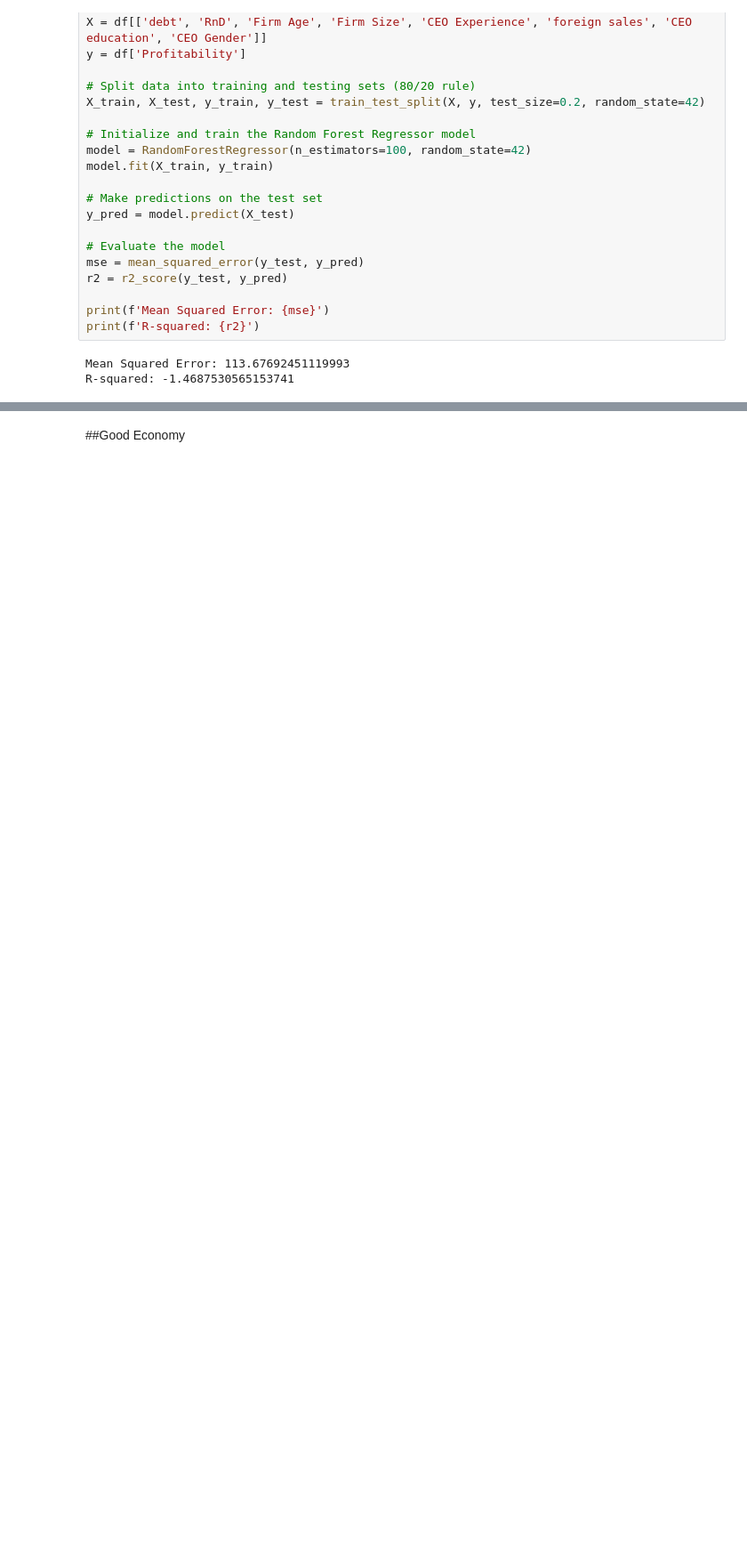
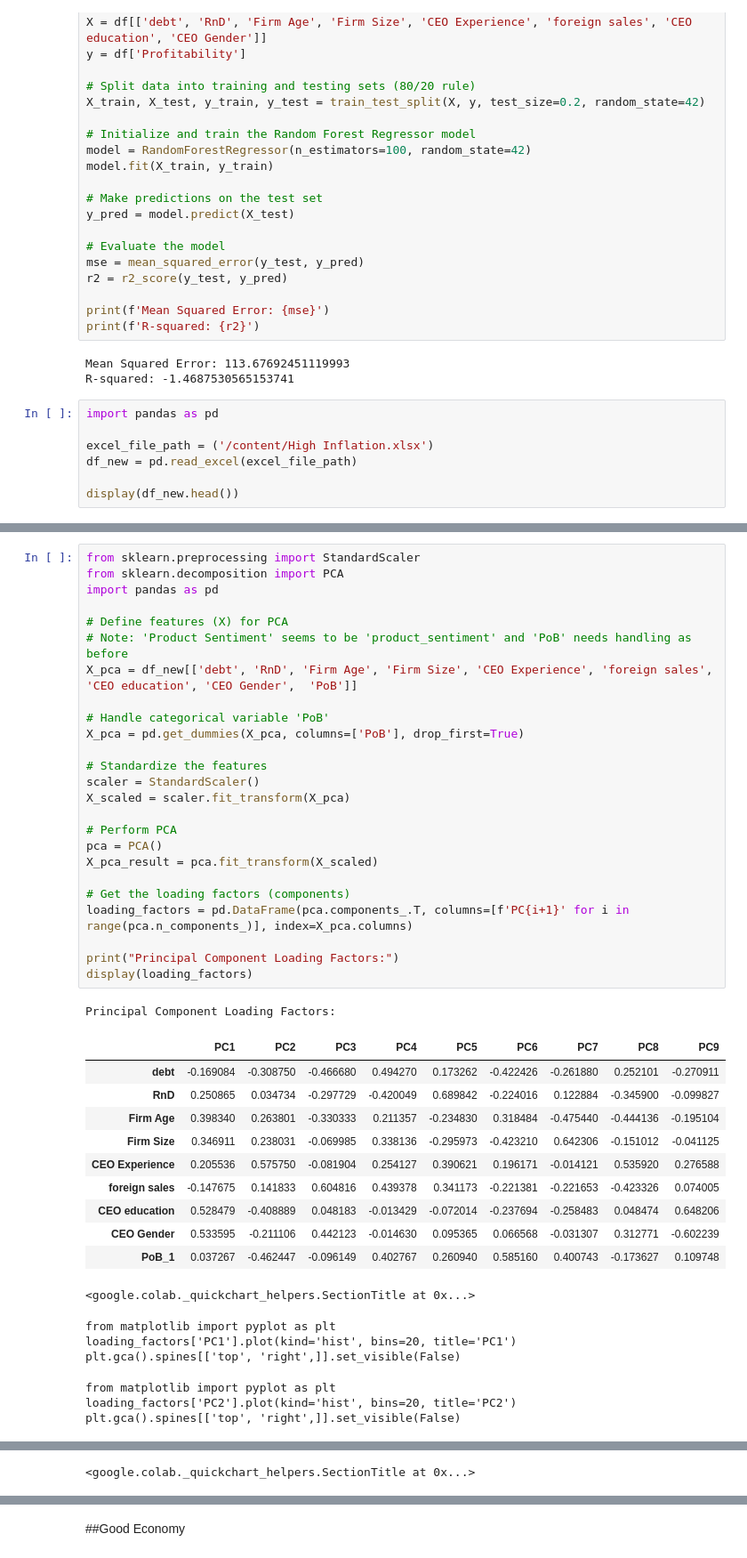
Before and after one commit to nananana25/MSC151, a Jupyter notebook: CW4_MRAP.ipynb, the cells around one changed output, grey strips where cells are left out. Shown at 89% size. Cells and saved outputs as stored; diff of their text form; blank space fills up the shorter version.

```diff
--- a/CW4_MRAP.ipynb
+++ b/CW4_MRAP.ipynb
@@ -395,3 +365,10 @@ print(f'R-squared: {r2}')
 # %% [output]
 Mean Squared Error: 113.67692451119993
 R-squared: -1.4687530565153741
+# %%
+import pandas as pd
+
+excel_file_path = ('/content/High Inflation.xlsx')
+df_new = pd.read_excel(excel_file_path)
+
+display(df_new.head())
@@ -397,0 +574,44 @@ R-squared: -1.4687530565153741
+# %%
+from sklearn.preprocessing import StandardScaler
+from sklearn.decomposition import PCA
+import pandas as pd
+
+# Define features (X) for PCA
+# Note: 'Product Sentiment' seems to be 'product_sentiment' and 'PoB' needs handling as before
+X_pca = df_new[['debt', 'RnD', 'Firm Age', 'Firm Size', 'CEO Experience', 'foreign sales', 'CEO education', 'CEO Gender',  'PoB']]
+
+# Handle categorical variable 'PoB'
+X_pca = pd.get_dummies(X_pca, columns=['PoB'], drop_first=True)
+
+# Standardize the features
+scaler = StandardScaler()
+X_scaled = scaler.fit_transform(X_pca)
+
+# Perform PCA
+pca = PCA()
+X_pca_result = pca.fit_transform(X_scaled)
+
+# Get the loading factors (components)
+loading_factors = pd.DataFrame(pca.components_.T, columns=[f'PC{i+1}' for i in range(pca.n_components_)], index=X_pca.columns)
+
+print("Principal Component Loading Factors:")
+display(loading_factors)
+# %% [output]
+Principal Component Loading Factors:
+|  | PC1 | PC2 | PC3 | PC4 | PC5 | PC6 | PC7 | PC8 | PC9 |
+| debt | -0.169084 | -0.308750 | -0.466680 | 0.494270 | 0.173262 | -0.422426 | -0.261880 | 0.252101 | -0.270911 |
+| RnD | 0.250865 | 0.034734 | -0.297729 | -0.420049 | 0.689842 | -0.224016 | 0.122884 | -0.345900 | -0.099827 |
+| Firm Age | 0.398340 | 0.263801 | -0.330333 | 0.211357 | -0.234830 | 0.318484 | -0.475440 | -0.444136 | -0.195104 |
+| Firm Size | 0.346911 | 0.238031 | -0.069985 | 0.338136 | -0.295973 | -0.423210 | 0.642306 | -0.151012 | -0.041125 |
+| CEO Experience | 0.205536 | 0.575750 | -0.081904 | 0.254127 | 0.390621 | 0.196171 | -0.014121 | 0.535920 | 0.276588 |
+| foreign sales | -0.147675 | 0.141833 | 0.604816 | 0.439378 | 0.341173 | -0.221381 | -0.221653 | -0.423326 | 0.074005 |
+| CEO education | 0.528479 | -0.408889 | 0.048183 | -0.013429 | -0.072014 | -0.237694 | -0.258483 | 0.048474 | 0.648206 |
+| CEO Gender | 0.533595 | -0.211106 | 0.442123 | -0.014630 | 0.095365 | 0.066568 | -0.031307 | 0.312771 | -0.602239 |
+| PoB_1 | 0.037267 | -0.462447 | -0.096149 | 0.402767 | 0.260940 | 0.585160 | 0.400743 | -0.173627 | 0.109748 |
+<google.colab._quickchart_helpers.SectionTitle at 0x...>
+from matplotlib import pyplot as plt
+loading_factors['PC1'].plot(kind='hist', bins=20, title='PC1')
+plt.gca().spines[['top', 'right',]].set_visible(False)
+from matplotlib import pyplot as plt
+loading_factors['PC2'].plot(kind='hist', bins=20, title='PC2')
+plt.gca().spines[['top', 'right',]].set_visible(False)
@@ -397,0 +624 @@ R-squared: -1.4687530565153741
+<google.colab._quickchart_helpers.SectionTitle at 0x...>
```
Also changed, not shown: parts of 20 cells of this notebook.
